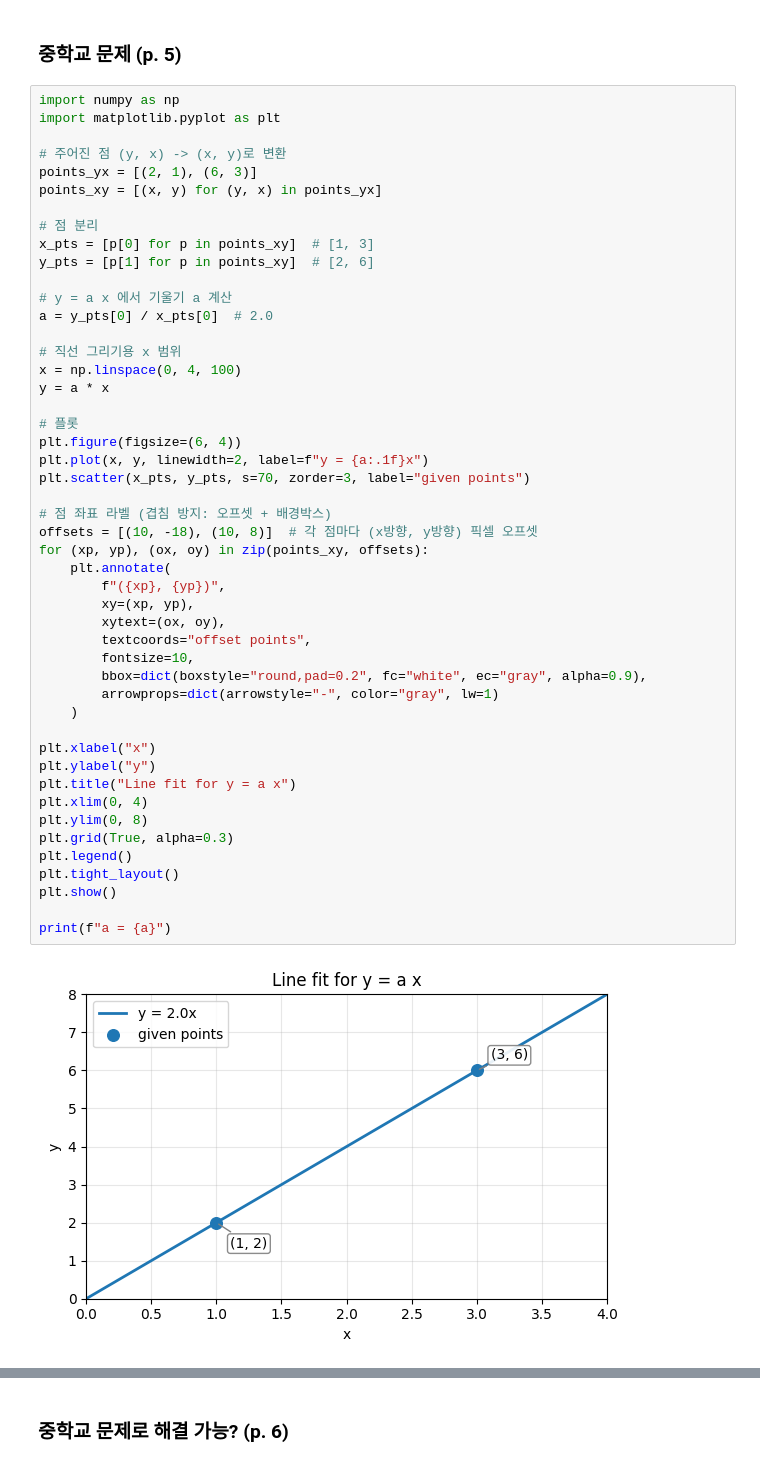
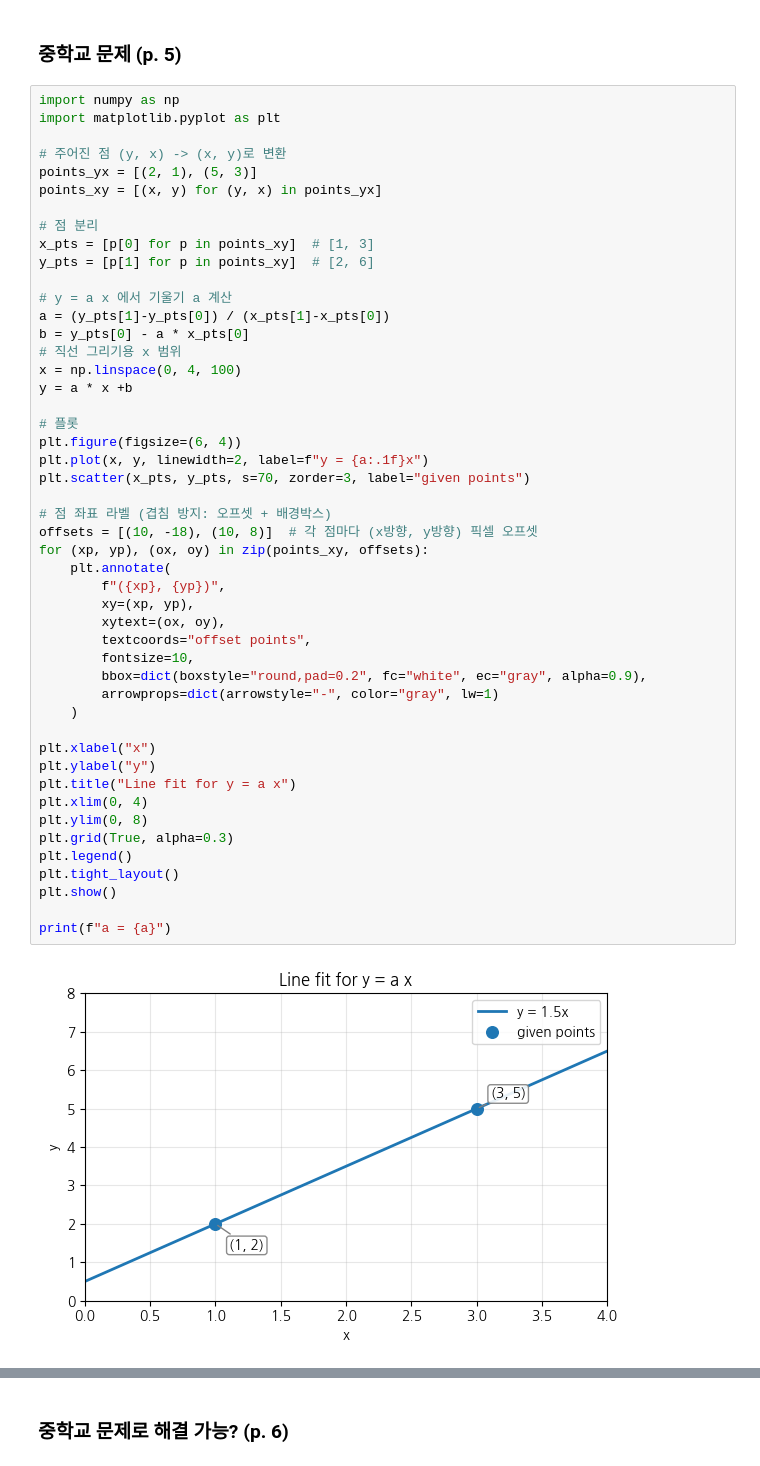
Before and after one commit to iras-mpark/MLA1020, a Jupyter notebook: week2.ipynb, the cells around one changed output, grey strips where cells are left out. Saved outputs shown, nothing was run; the diff lists cells and outputs as text.

```diff
--- a/week2.ipynb
+++ b/week2.ipynb
@@ -136,7 +136,7 @@ import numpy as np
 import matplotlib.pyplot as plt
 
 # 주어진 점 (y, x) -> (x, y)로 변환
-points_yx = [(2, 1), (6, 3)]
+points_yx = [(2, 1), (5, 3)]
 points_xy = [(x, y) for (y, x) in points_yx]
 
 # 점 분리
@@ -144,40 +144,40 @@ x_pts = [p[0] for p in points_xy]  # [1, 3]
 y_pts = [p[1] for p in points_xy]  # [2, 6]
 
 # y = a x 에서 기울기 a 계산
-a = y_pts[0] / x_pts[0]  # 2.0
-
+a = (y_pts[1]-y_pts[0]) / (x_pts[1]-x_pts[0])
+b = y_pts[0] - a * x_pts[0]
 # 직선 그리기용 x 범위
 x = np.linspace(0, 4, 100)
-y = a * x
+y = a * x +b
 
 # 플롯
 plt.figure(figsize=(6, 4))
 plt.plot(x, y, linewidth=2, label=f"y = {a:.1f}x")
 plt.scatter(x_pts, y_pts, s=70, zorder=3, label="given points")
 
 # 점 좌표 라벨 (겹침 방지: 오프셋 + 배경박스)
 offsets = [(10, -18), (10, 8)]  # 각 점마다 (x방향, y방향) 픽셀 오프셋
 for (xp, yp), (ox, oy) in zip(points_xy, offsets):
     plt.annotate(
         f"({xp}, {yp})",
         xy=(xp, yp),
         xytext=(ox, oy),
         textcoords="offset points",
         fontsize=10,
         bbox=dict(boxstyle="round,pad=0.2", fc="white", ec="gray", alpha=0.9),
         arrowprops=dict(arrowstyle="-", color="gray", lw=1)
     )
 
 plt.xlabel("x")
 plt.ylabel("y")
 plt.title("Line fit for y = a x")
 plt.xlim(0, 4)
 plt.ylim(0, 8)
 plt.grid(True, alpha=0.3)
 plt.legend()
 plt.tight_layout()
 plt.show()
 
 print(f"a = {a}")
 # %% [output]
-[figure, old version]
+[figure, new version]
```
Also changed, not shown: parts of 11 cells of this notebook.
